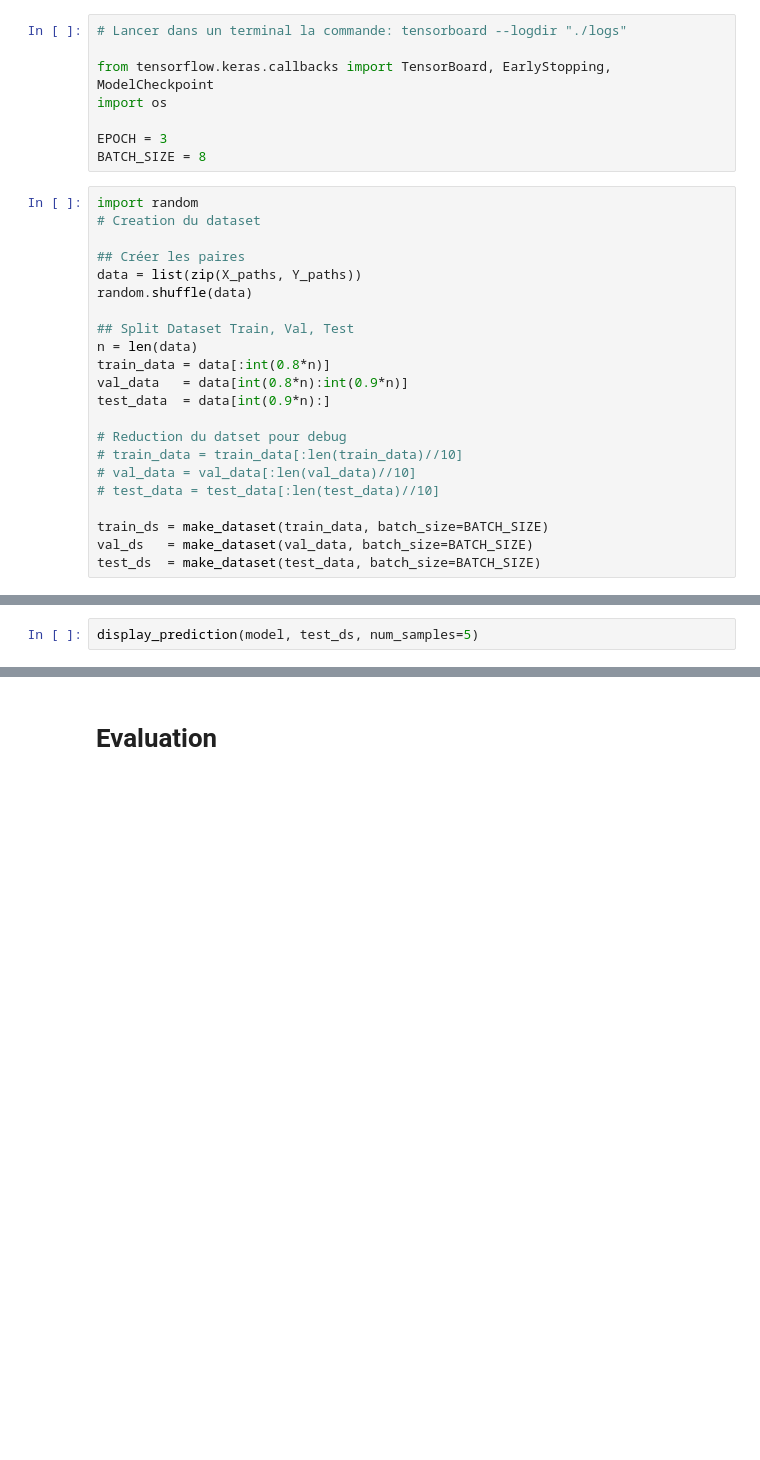
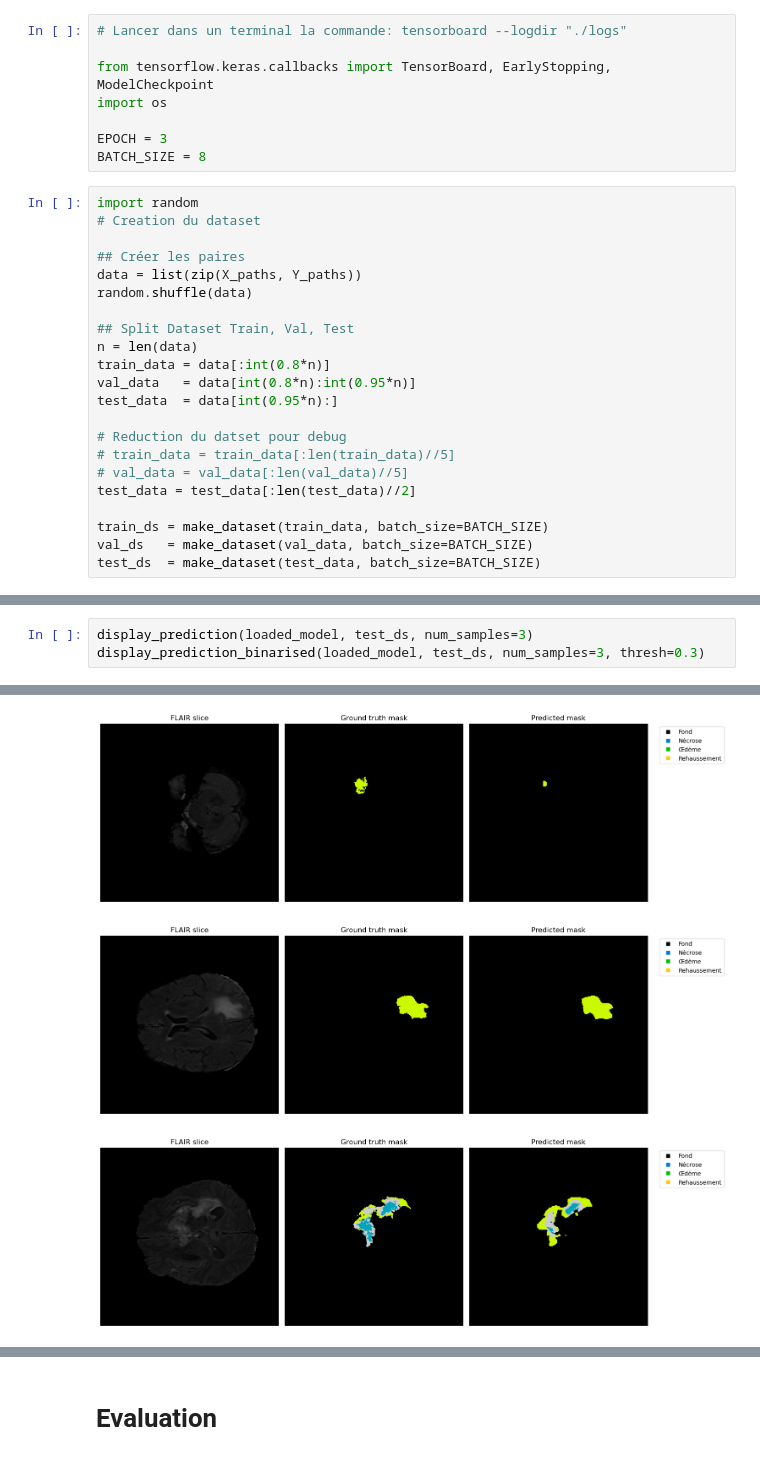
Before and after one commit to RemiNollet/MRI_Tumor_segmentation, a Jupyter notebook: UNET_IRM_for_SageMaker.ipynb, the cells around one changed output, grey strips where cells are left out. Saved outputs shown, nothing was run; the diff lists cells and outputs as text; blank space fills up the shorter version.

Commit message:
final version of jupyter notebook with data pre processing, model training, model loading, model testing and model evaluation

```diff
--- a/UNET_IRM_for_SageMaker.ipynb
+++ b/UNET_IRM_for_SageMaker.ipynb
@@ -275,13 +295,13 @@ random.shuffle(data)
 ## Split Dataset Train, Val, Test
 n = len(data)
 train_data = data[:int(0.8*n)]
-val_data   = data[int(0.8*n):int(0.9*n)]
-test_data  = data[int(0.9*n):]
+val_data   = data[int(0.8*n):int(0.95*n)]
+test_data  = data[int(0.95*n):]
 
 # Reduction du datset pour debug
-# train_data = train_data[:len(train_data)//10]
-# val_data = val_data[:len(val_data)//10]
-# test_data = test_data[:len(test_data)//10]
+# train_data = train_data[:len(train_data)//5]
+# val_data = val_data[:len(val_data)//5]
+test_data = test_data[:len(test_data)//2]
 
 train_ds = make_dataset(train_data, batch_size=BATCH_SIZE)
 val_ds   = make_dataset(val_data, batch_size=BATCH_SIZE)
@@ -370,2 +473,4 @@ TypeError: Could not locate class 'Functional'. Make sure custom classes are dec
 # %%
-display_prediction(model, test_ds, num_samples=5)
+display_prediction(loaded_model, test_ds, num_samples=3)
+display_prediction_binarised(loaded_model, test_ds, num_samples=3, thresh=0.3)
+# %% [output]
@@ -371,0 +478,3 @@ display_prediction(model, test_ds, num_samples=5)
+[figure, added]
+[figure, added]
+[figure, added]
```
Also changed, not shown: parts of 15 cells of this notebook.
